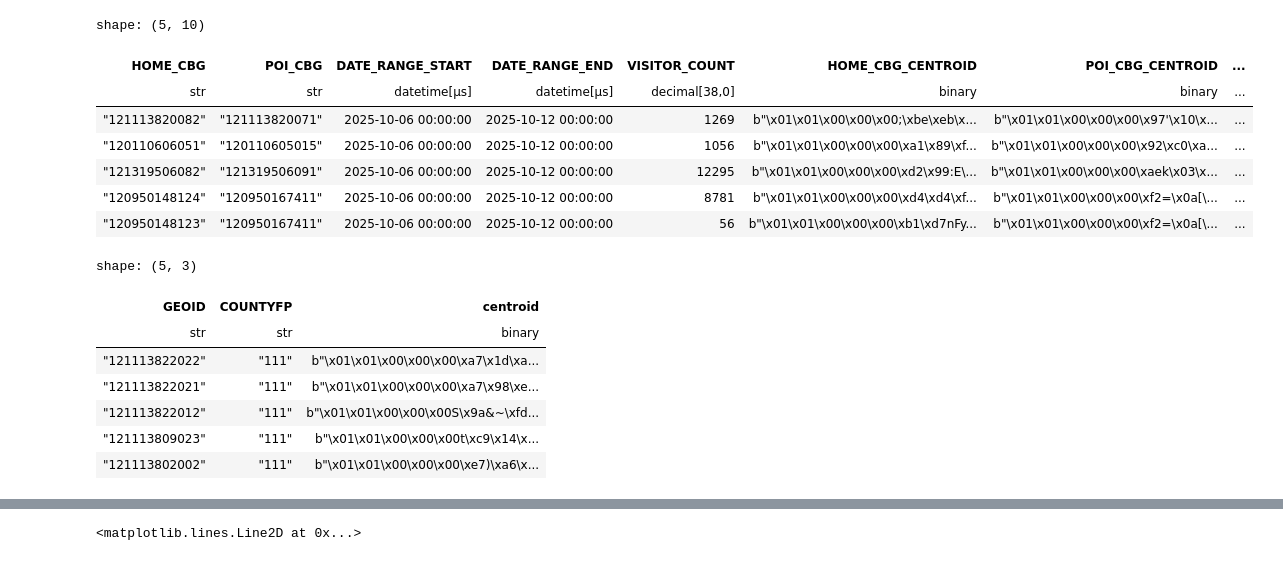
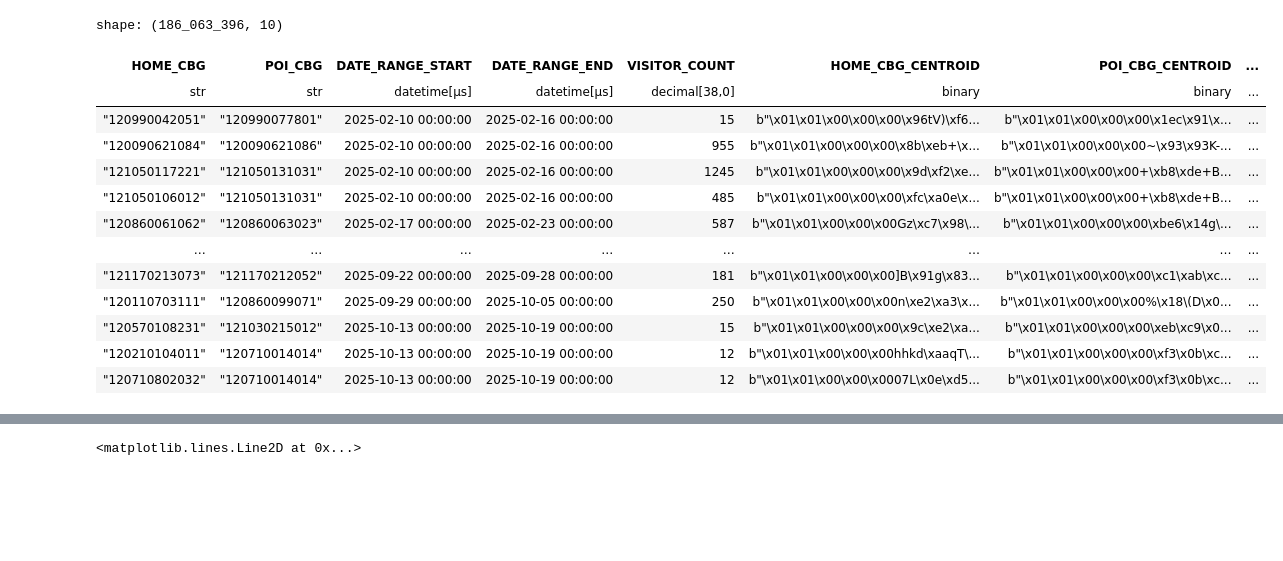
Before and after one commit to marcus-friis/weekly-patterns-plus-exploration, a Jupyter notebook: notebooks/radius-of-gyration-test.ipynb, the cells around one changed output, grey strips where cells are left out. Drawn from its saved outputs; the diff is of its cells as text; code cells hidden in the pictures; blank space fills up the shorter version.

```diff
--- a/notebooks/radius-of-gyration-test.ipynb
+++ b/notebooks/radius-of-gyration-test.ipynb
@@ -48,52 +81,43 @@ con.sql(f"SELECT * FROM {table_name} LIMIT 5")
 # %%
 bg_visits = con.sql(f"""
     WITH bg AS (
         SELECT GEOID, COUNTYFP, ST_Centroid(geom) as centroid
         FROM bg_{state_fips}
     ), bg_visits AS (
         SELECT
             HOME_CBG, POI_CBG,
             DATE_RANGE_START, DATE_RANGE_END,
             SUM(VISITOR_COUNT) AS VISITOR_COUNT
         FROM bg_poi_visits_{state_fips}
         GROUP BY 1, 2, 3, 4
     )
     SELECT
         bgv.*,
         bgh.centroid AS HOME_CBG_CENTROID,
         bgp.centroid AS POI_CBG_CENTROID,
         ST_Distance_Sphere(bgh.centroid, bgp.centroid) AS DIST_METERS,
         bgh.COUNTYFP AS HOME_COUNTY,
         bgp.COUNTYFP AS POI_COUNTY,
     FROM bg_visits bgv
     JOIN bg bgh ON bgv.HOME_CBG = bgh.GEOID
     JOIN bg bgp ON bgv.POI_CBG = bgp.GEOID
 """).pl()
-bg_visits.head()
+bg_visits
 # %% [output]
-shape: (5, 10)
+shape: (186_063_396, 10)
 | HOME_CBG | POI_CBG | DATE_RANGE_START | DATE_RANGE_END | VISITOR_COUNT | HOME_CBG_CENTROID | POI_CBG_CENTROID | ... |
 | str | str | datetime[μs] | datetime[μs] | decimal[38,0] | binary | binary | ... |
-| "121113820082" | "121113820071" | 2025-10-06 00:00:00 | 2025-10-12 00:00:00 | 1269 | b"\x01\x01\x00\x00\x00;\xbe\xeb\x... | b"\x01\x01\x00\x00\x00\x97'\x10\x... | ... |
-| "120110606051" | "120110605015" | 2025-10-06 00:00:00 | 2025-10-12 00:00:00 | 1056 | b"\x01\x01\x00\x00\x00\xa1\x89\xf... | b"\x01\x01\x00\x00\x00\x92\xc0\xa... | ... |
-| "121319506082" | "121319506091" | 2025-10-06 00:00:00 | 2025-10-12 00:00:00 | 12295 | b"\x01\x01\x00\x00\x00\xd2\x99:E\... | b"\x01\x01\x00\x00\x00\xaek\x03\x... | ... |
-| "120950148124" | "120950167411" | 2025-10-06 00:00:00 | 2025-10-12 00:00:00 | 8781 | b"\x01\x01\x00\x00\x00\xd4\xd4\xf... | b"\x01\x01\x00\x00\x00\xf2=\x0a[\... | ... |
-| "120950148123" | "120950167411" | 2025-10-06 00:00:00 | 2025-10-12 00:00:00 | 56 | b"\x01\x01\x00\x00\x00\xb1\xd7nFy... | b"\x01\x01\x00\x00\x00\xf2=\x0a[\... | ... |
+| "120990042051" | "120990077801" | 2025-02-10 00:00:00 | 2025-02-16 00:00:00 | 15 | b"\x01\x01\x00\x00\x00\x96tV)\xf6... | b"\x01\x01\x00\x00\x00\x1ec\x91\x... | ... |
+| "120090621084" | "120090621086" | 2025-02-10 00:00:00 | 2025-02-16 00:00:00 | 955 | b"\x01\x01\x00\x00\x00\x8b\xeb+\x... | b"\x01\x01\x00\x00\x00~\x93\x93K-... | ... |
+| "121050117221" | "121050131031" | 2025-02-10 00:00:00 | 2025-02-16 00:00:00 | 1245 | b"\x01\x01\x00\x00\x00\x9d\xf2\xe... | b"\x01\x01\x00\x00\x00+\xb8\xde+B... | ... |
+| "121050106012" | "121050131031" | 2025-02-10 00:00:00 | 2025-02-16 00:00:00 | 485 | b"\x01\x01\x00\x00\x00\xfc\xa0e\x... | b"\x01\x01\x00\x00\x00+\xb8\xde+B... | ... |
+| "120860061062" | "120860063023" | 2025-02-17 00:00:00 | 2025-02-23 00:00:00 | 587 | b"\x01\x01\x00\x00\x00Gz\xc7\x98\... | b"\x01\x01\x00\x00\x00\xbe6\x14g\... | ... |
+| … | … | … | … | … | … | … | ... |
+| "121170213073" | "121170212052" | 2025-09-22 00:00:00 | 2025-09-28 00:00:00 | 181 | b"\x01\x01\x00\x00\x00]B\x91g\x83... | b"\x01\x01\x00\x00\x00\xc1\xab\xc... | ... |
+| "120110703111" | "120860099071" | 2025-09-29 00:00:00 | 2025-10-05 00:00:00 | 250 | b"\x01\x01\x00\x00\x00n\xe2\xa3\x... | b"\x01\x01\x00\x00\x00%\x18\(D\x0... | ... |
+| "120570108231" | "121030215012" | 2025-10-13 00:00:00 | 2025-10-19 00:00:00 | 15 | b"\x01\x01\x00\x00\x00\x9c\xe2\xa... | b"\x01\x01\x00\x00\x00\xeb\xc9\x0... | ... |
+| "120210104011" | "120710014014" | 2025-10-13 00:00:00 | 2025-10-19 00:00:00 | 12 | b"\x01\x01\x00\x00\x00hhkd\xaaqT\... | b"\x01\x01\x00\x00\x00\xf3\x0b\xc... | ... |
+| "120710802032" | "120710014014" | 2025-10-13 00:00:00 | 2025-10-19 00:00:00 | 12 | b"\x01\x01\x00\x00\x0007L\x0e\xd5... | b"\x01\x01\x00\x00\x00\xf3\x0b\xc... | ... |
-# %%
-bg = con.sql(f"""
-    SELECT GEOID, COUNTYFP, ST_Centroid(geom) as centroid
-    FROM bg_{state_fips}
-""").pl()
-bg.head()
-# %% [output]
-shape: (5, 3)
-| GEOID | COUNTYFP | centroid |
-| str | str | binary |
-| "121113822022" | "111" | b"\x01\x01\x00\x00\x00\xa7\x1d\xa... |
-| "121113822021" | "111" | b"\x01\x01\x00\x00\x00\xa7\x98\xe... |
-| "121113822012" | "111" | b"\x01\x01\x00\x00\x00S\x9a&~\xfd... |
-| "121113809023" | "111" | b"\x01\x01\x00\x00\x00t\xc9\x14\x... |
-| "121113802002" | "111" | b"\x01\x01\x00\x00\x00\xe7)\xa6\x... |
 # %%
 agg = bg_visits.group_by("DATE_RANGE_START", "HOME_CBG").agg(
     pl.col("VISITOR_COUNT").sum(),
```
Also changed, not shown: parts of 6 cells of this notebook.
